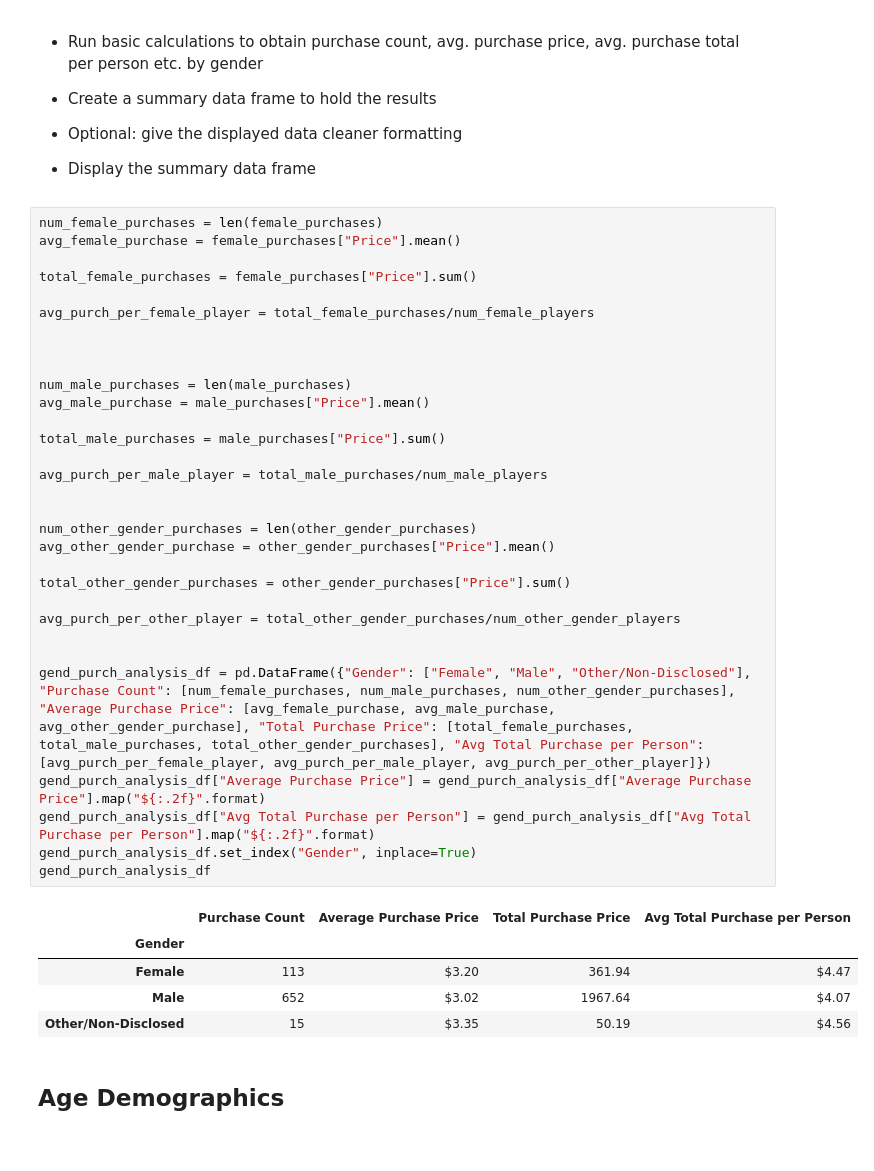
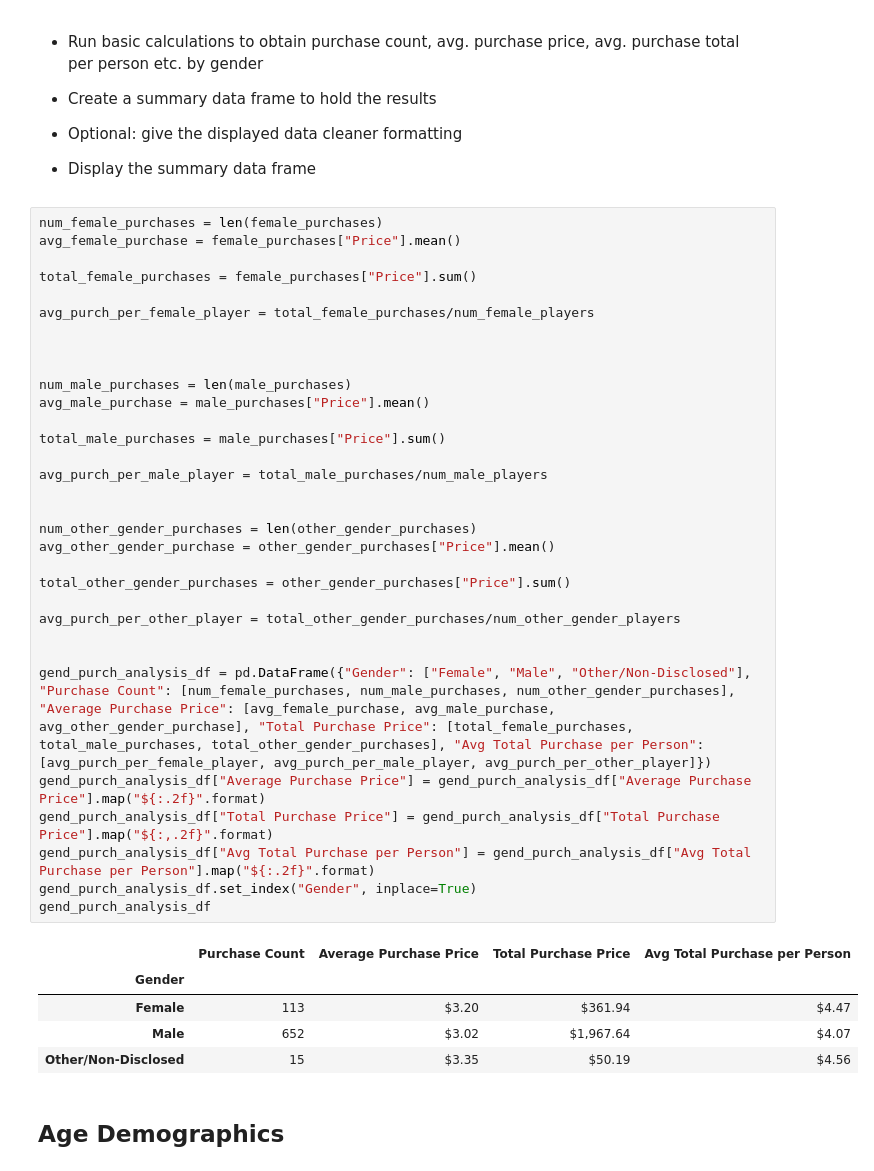
Before and after one commit to kmspitzer/Video-Game-Usage-Analysis, a Jupyter notebook: HeroesOfPymoli/HeroesOfPymoli.ipynb, the cells around one changed output. Saved outputs shown, nothing was run; the diff lists cells and outputs as text.

Commit message:
fixes to formatting

```diff
--- a/HeroesOfPymoli/HeroesOfPymoli.ipynb
+++ b/HeroesOfPymoli/HeroesOfPymoli.ipynb
@@ -108,36 +108,37 @@ avg_female_purchase = female_purchases["Price"].mean()
 total_female_purchases = female_purchases["Price"].sum()
 
 avg_purch_per_female_player = total_female_purchases/num_female_players
 
 
 
 num_male_purchases = len(male_purchases)
 avg_male_purchase = male_purchases["Price"].mean()
 
 total_male_purchases = male_purchases["Price"].sum()
 
 avg_purch_per_male_player = total_male_purchases/num_male_players
 
 
 num_other_gender_purchases = len(other_gender_purchases)
 avg_other_gender_purchase = other_gender_purchases["Price"].mean()
 
 total_other_gender_purchases = other_gender_purchases["Price"].sum()
 
 avg_purch_per_other_player = total_other_gender_purchases/num_other_gender_players
 
 
 gend_purch_analysis_df = pd.DataFrame({"Gender": ["Female", "Male", "Other/Non-Disclosed"], "Purchase Count": [num_female_purchases, num_male_purchases, num_other_gender_purchases], "Average Purchase Price": [avg_female_purchase, avg_male_purchase, avg_other_gender_purchase], "Total Purchase Price": [total_female_purchases, total_male_purchases, total_other_gender_purchases], "Avg Total Purchase per Person":[avg_purch_per_female_player, avg_purch_per_male_player, avg_purch_per_other_player]})
 gend_purch_analysis_df["Average Purchase Price"] = gend_purch_analysis_df["Average Purchase Price"].map("${:.2f}".format)
+gend_purch_analysis_df["Total Purchase Price"] = gend_purch_analysis_df["Total Purchase Price"].map("${:,.2f}".format)
 gend_purch_analysis_df["Avg Total Purchase per Person"] = gend_purch_analysis_df["Avg Total Purchase per Person"].map("${:.2f}".format)
 gend_purch_analysis_df.set_index("Gender", inplace=True)
 gend_purch_analysis_df
 # %% [output]
 |  | Purchase Count | Average Purchase Price | Total Purchase Price | Avg Total Purchase per Person |
 | Gender |  |  |  |  |
-| Female | 113 | $3.20 | 361.94 | $4.47 |
-| Male | 652 | $3.02 | 1967.64 | $4.07 |
-| Other/Non-Disclosed | 15 | $3.35 | 50.19 | $4.56 |
+| Female | 113 | $3.20 | $361.94 | $4.47 |
+| Male | 652 | $3.02 | $1,967.64 | $4.07 |
+| Other/Non-Disclosed | 15 | $3.35 | $50.19 | $4.56 |
 # %% [markdown]
 ## Age Demographics
 # %% [markdown]
```
Also changed, not shown: parts of 1 cell of this notebook.
